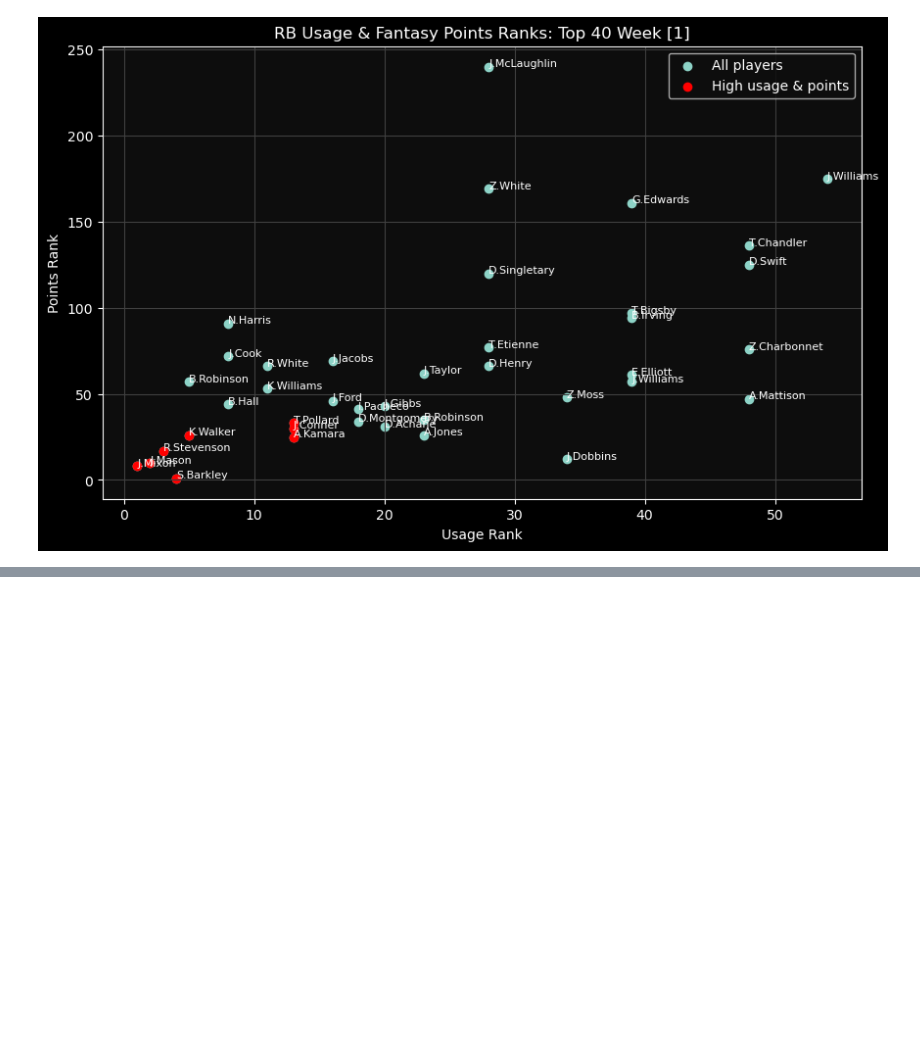
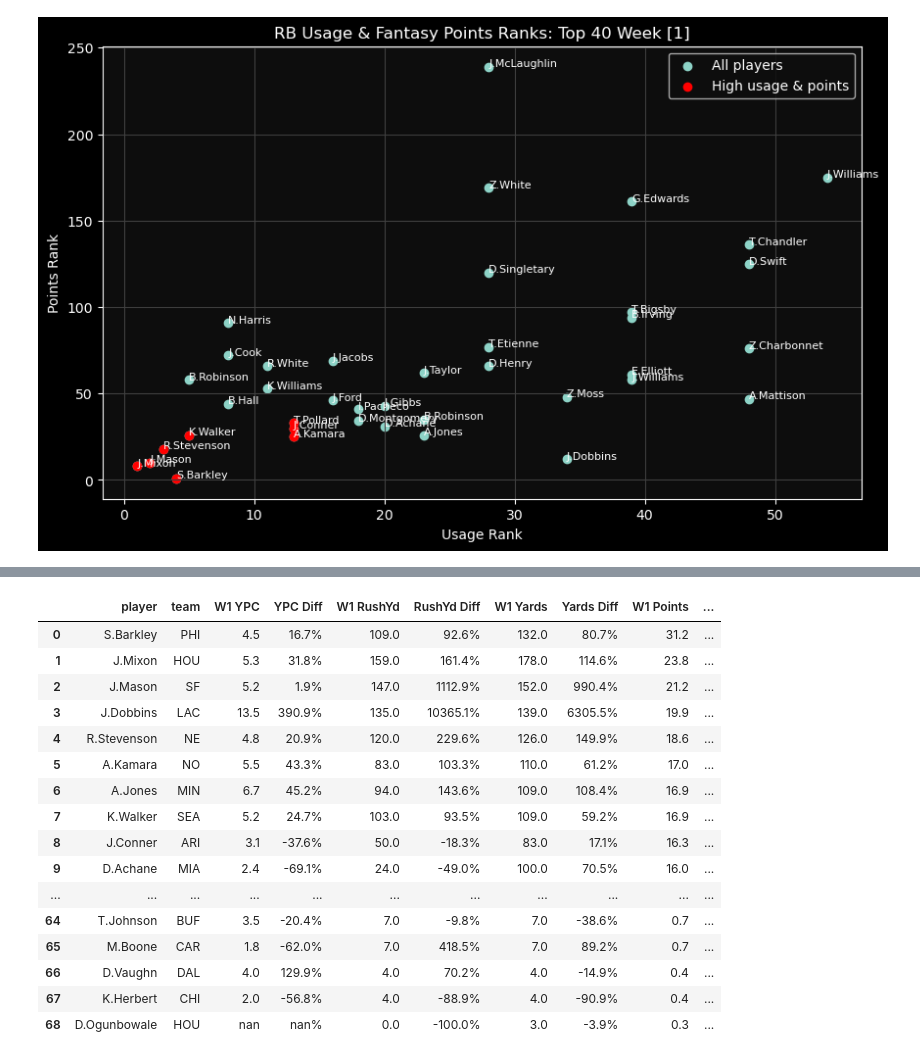
Before and after one commit to prestonf99/NFL-Fun, a Jupyter notebook: Library.ipynb, the cells around one changed output, grey strips where cells are left out. Saved outputs shown, nothing was run; the diff lists cells and outputs as text; code cells hidden in the pictures; blank space fills up the shorter version.

```diff
--- a/Library.ipynb
+++ b/Library.ipynb
@@ -94,0 +114,20 @@ Differences vs. 2023 Season Average. Week [1] Data.
+# %%
+tb.rb_performance(1)
+# %% [output]
+|  | player | team | W1 YPC | YPC Diff | W1 RushYd | RushYd Diff | W1 Yards | Yards Diff | W1 Points | ... |
+| 0 | S.Barkley | PHI | 4.5 | 16.7% | 109.0 | 92.6% | 132.0 | 80.7% | 31.2 | ... |
+| 1 | J.Mixon | HOU | 5.3 | 31.8% | 159.0 | 161.4% | 178.0 | 114.6% | 23.8 | ... |
+| 2 | J.Mason | SF | 5.2 | 1.9% | 147.0 | 1112.9% | 152.0 | 990.4% | 21.2 | ... |
+| 3 | J.Dobbins | LAC | 13.5 | 390.9% | 135.0 | 10365.1% | 139.0 | 6305.5% | 19.9 | ... |
+| 4 | R.Stevenson | NE | 4.8 | 20.9% | 120.0 | 229.6% | 126.0 | 149.9% | 18.6 | ... |
+| 5 | A.Kamara | NO | 5.5 | 43.3% | 83.0 | 103.3% | 110.0 | 61.2% | 17.0 | ... |
+| 6 | A.Jones | MIN | 6.7 | 45.2% | 94.0 | 143.6% | 109.0 | 108.4% | 16.9 | ... |
+| 7 | K.Walker | SEA | 5.2 | 24.7% | 103.0 | 93.5% | 109.0 | 59.2% | 16.9 | ... |
+| 8 | J.Conner | ARI | 3.1 | -37.6% | 50.0 | -18.3% | 83.0 | 17.1% | 16.3 | ... |
+| 9 | D.Achane | MIA | 2.4 | -69.1% | 24.0 | -49.0% | 100.0 | 70.5% | 16.0 | ... |
+| ... | ... | ... | ... | ... | ... | ... | ... | ... | ... | ... |
+| 64 | T.Johnson | BUF | 3.5 | -20.4% | 7.0 | -9.8% | 7.0 | -38.6% | 0.7 | ... |
+| 65 | M.Boone | CAR | 1.8 | -62.0% | 7.0 | 418.5% | 7.0 | 89.2% | 0.7 | ... |
+| 66 | D.Vaughn | DAL | 4.0 | 129.9% | 4.0 | 70.2% | 4.0 | -14.9% | 0.4 | ... |
+| 67 | K.Herbert | CHI | 2.0 | -56.8% | 4.0 | -88.9% | 4.0 | -90.9% | 0.4 | ... |
+| 68 | D.Ogunbowale | HOU | nan | nan% | 0.0 | -100.0% | 3.0 | -3.9% | 0.3 | ... |
```
Also changed, not shown: parts of 8 cells of this notebook, 1 other file.
